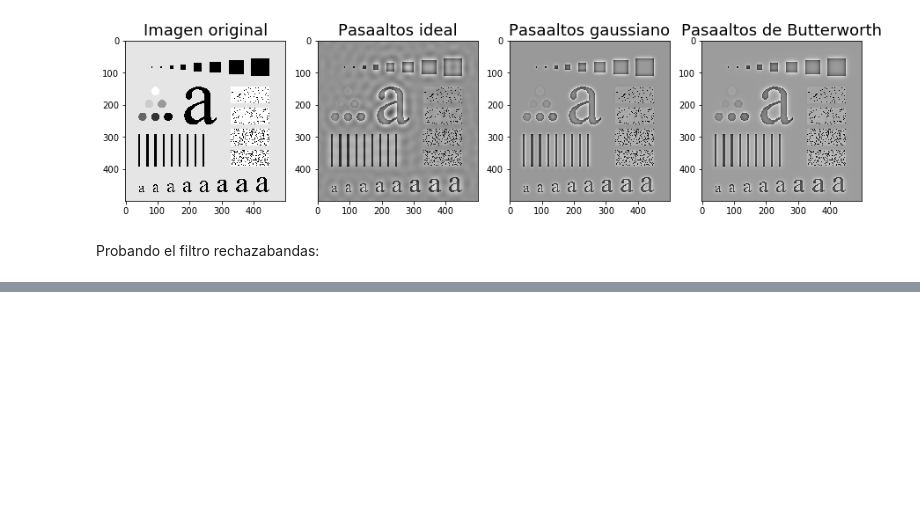
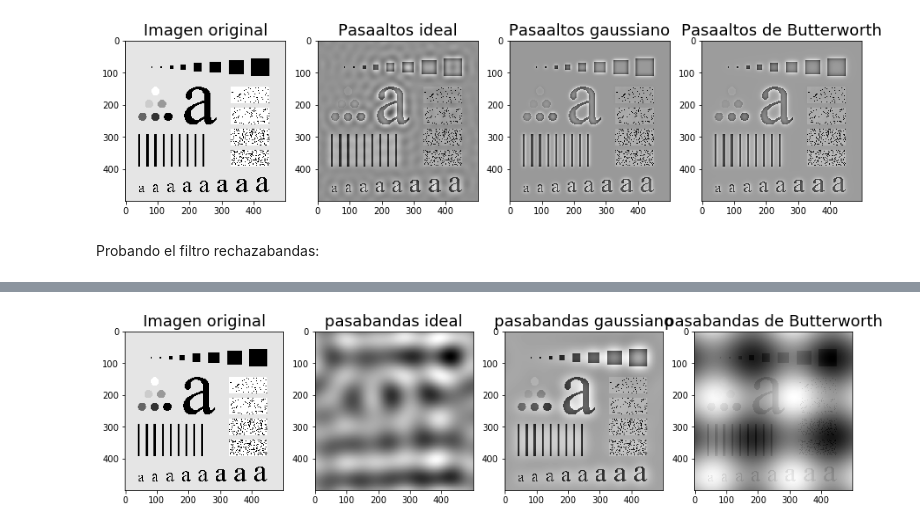
Before and after one commit to Pagutri/MasterFilter, a Jupyter notebook: prueba_filtros.ipynb, the cells around one changed output, grey strips where cells are left out. Drawn from its saved outputs; the diff is of its cells as text; code cells hidden in the pictures; blank space fills up the shorter version.

```diff
--- a/prueba_filtros.ipynb
+++ b/prueba_filtros.ipynb
@@ -88,0 +99,16 @@ NameError: name 'prueba_ideal_pasaaltos' is not defined
+# %%
+fig = plt.figure(figsize = (15, 10))
+fig.add_subplot(1, 4, 1)
+plt.imshow(img_prueba, cmap = 'gray')
+plt.title('Imagen original', size = 18);
+fig.add_subplot(1, 4, 2)
+plt.imshow(prueba_ideal_pasabandas, cmap = 'gray')
+plt.title('pasabandas ideal', size = 18);
+fig.add_subplot(1, 4, 3)
+plt.imshow(prueba_gauss_pasabandas, cmap = 'gray')
+plt.title('pasabandas gaussiano', size = 18);
+fig.add_subplot(1, 4, 4)
+plt.imshow(prueba_btw_pasabandas, cmap = 'gray')
+plt.title('pasabandas de Butterworth', size = 18);
+# %% [output]
+[figure, added]
```
Also changed, not shown: parts of 8 cells of this notebook, 4 other files.
